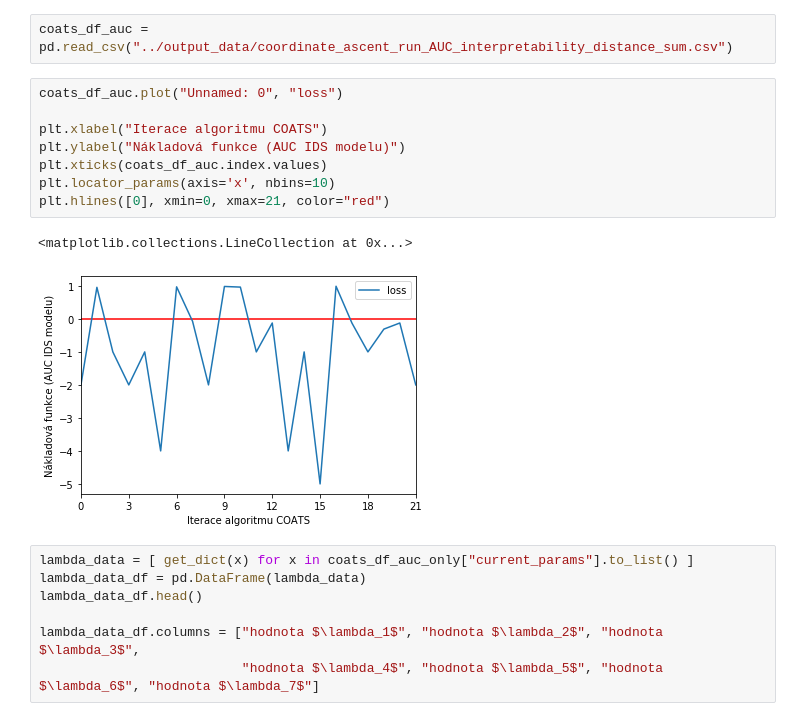
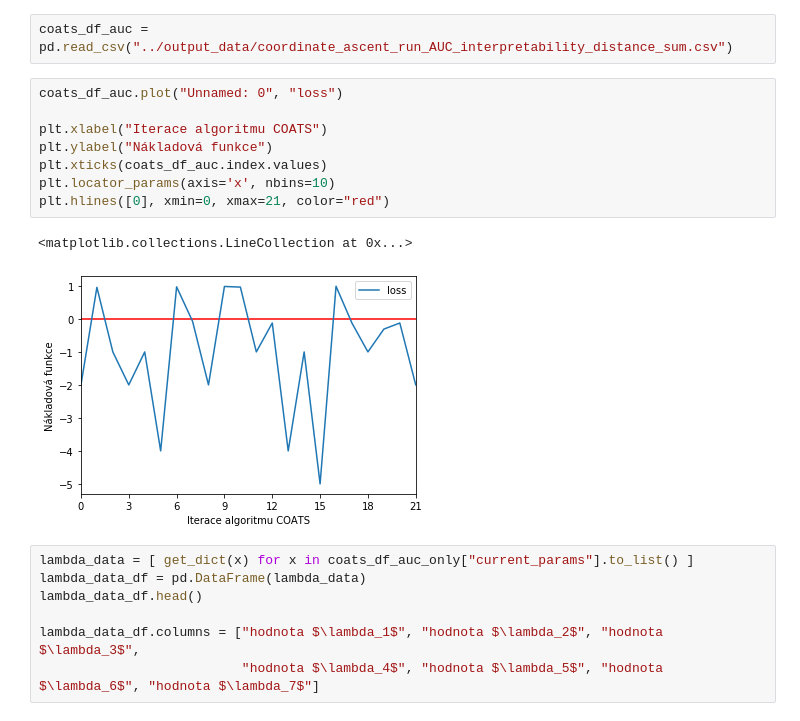
Before and after one commit to jirifilip/pyIDS, a Jupyter notebook: jupyter_notebooks/coordinate_ascent_thesis_investigation.ipynb, the cells around one changed output. Drawn from its saved outputs; the diff is of its cells as text.

```diff
--- a/jupyter_notebooks/coordinate_ascent_thesis_investigation.ipynb
+++ b/jupyter_notebooks/coordinate_ascent_thesis_investigation.ipynb
@@ -113,14 +113,14 @@ coats_df_auc = pd.read_csv("../output_data/coordinate_ascent_run_AUC_interpretab
 # %%
 coats_df_auc.plot("Unnamed: 0", "loss")
 
 plt.xlabel("Iterace algoritmu COATS")
-plt.ylabel("Nákladová funkce (AUC IDS modelu)")
+plt.ylabel("Nákladová funkce")
 plt.xticks(coats_df_auc.index.values)
 plt.locator_params(axis='x', nbins=10)
 plt.hlines([0], xmin=0, xmax=21, color="red")
 # %% [output]
 <matplotlib.collections.LineCollection at 0x...>
-[figure, old version]
+[figure, new version]
 # %%
 lambda_data = [ get_dict(x) for x in coats_df_auc_only["current_params"].to_list() ]
 lambda_data_df = pd.DataFrame(lambda_data)
```
Also changed, not shown: parts of 3 cells of this notebook, 1 other file.
